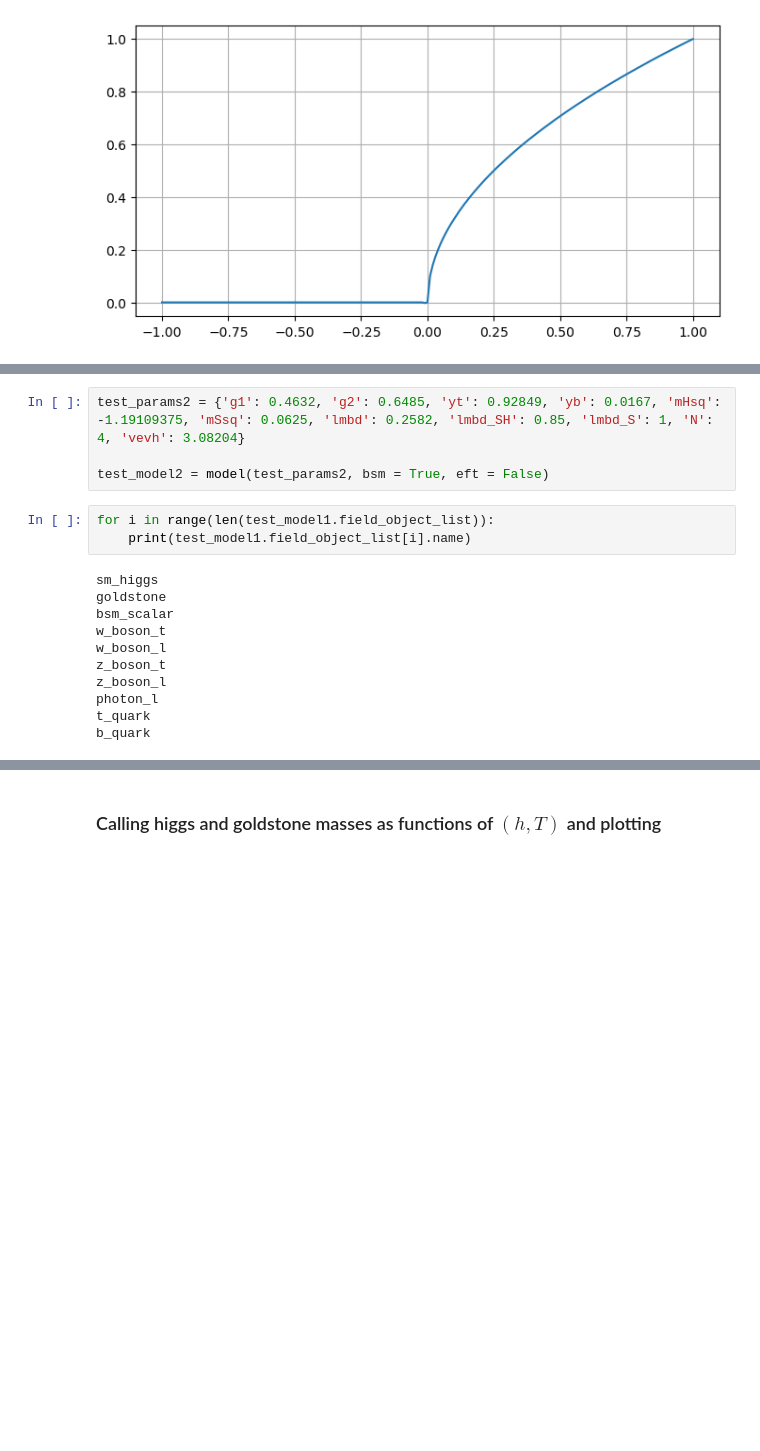
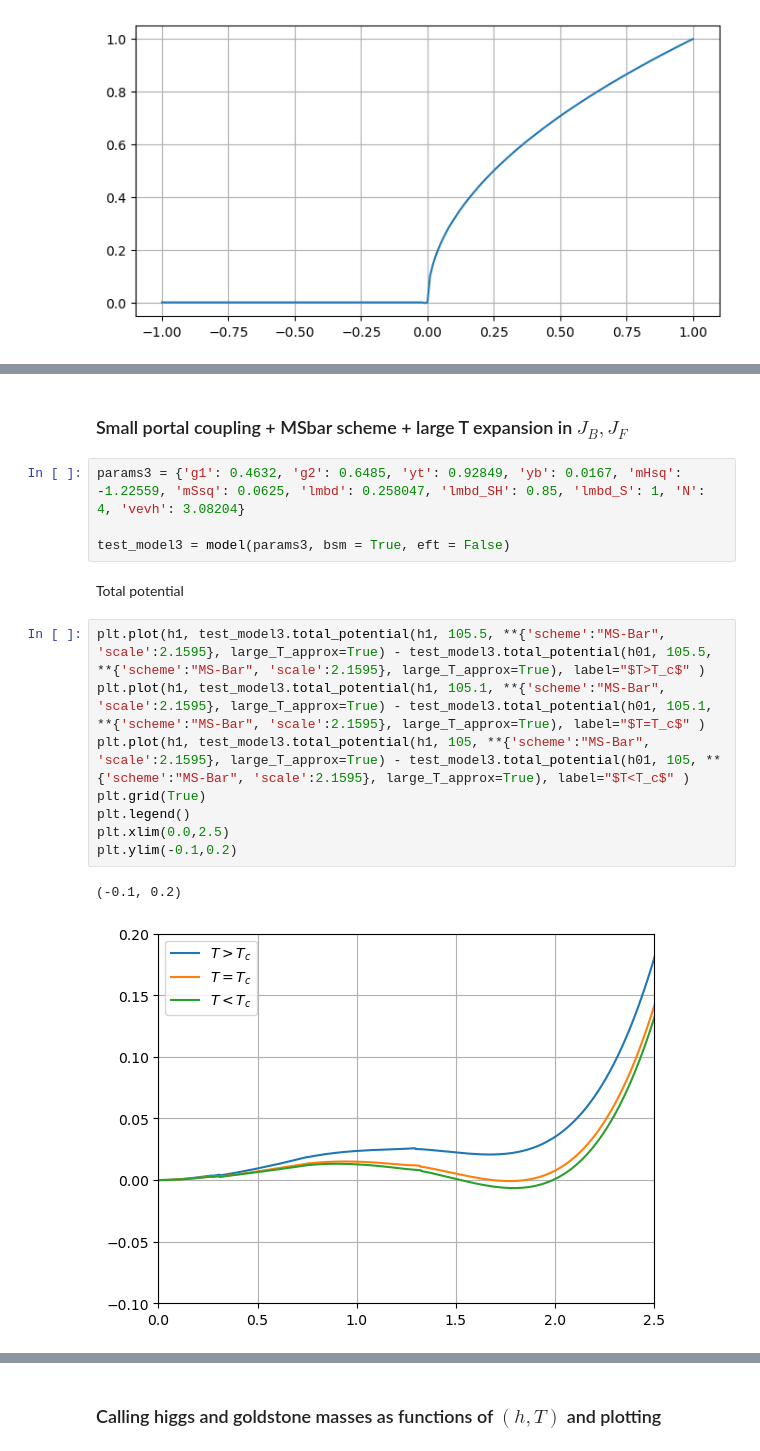
Before and after one commit to suraj083/ewpt-model, a Jupyter notebook: test.ipynb, the cells around one changed output, grey strips where cells are left out. Cells and saved outputs as stored; diff of their text form; blank space fills up the shorter version.

```diff
--- a/test.ipynb
+++ b/test.ipynb
@@ -48,18 +132,19 @@ test_model1 = model(test_params1, bsm = True, eft = False)
+# %% [markdown]
+### Small portal coupling + MSbar scheme + large T expansion in $J_B, J_F$
 # %%
-test_params2 = {'g1': 0.4632, 'g2': 0.6485, 'yt': 0.92849, 'yb': 0.0167, 'mHsq': -1.19109375, 'mSsq': 0.0625, 'lmbd': 0.2582, 'lmbd_SH': 0.85, 'lmbd_S': 1, 'N': 4, 'vevh': 3.08204}
+params3 = {'g1': 0.4632, 'g2': 0.6485, 'yt': 0.92849, 'yb': 0.0167, 'mHsq': -1.22559, 'mSsq': 0.0625, 'lmbd': 0.258047, 'lmbd_SH': 0.85, 'lmbd_S': 1, 'N': 4, 'vevh': 3.08204}
 
-test_model2 = model(test_params2, bsm = True, eft = False)
+test_model3 = model(params3, bsm = True, eft = False)
-# %%
-for i in range(len(test_model1.field_object_list)):
-    print(test_model1.field_object_list[i].name)
-# %% [output]
-sm_higgs
-goldstone
-bsm_scalar
-w_boson_t
-w_boson_l
-z_boson_t
-z_boson_l
-photon_l
-t_quark
-b_quark
+# %% [markdown]
+Total potential
+# %%
+plt.plot(h1, test_model3.total_potential(h1, 105.5, **{'scheme':"MS-Bar", 'scale':2.1595}, large_T_approx=True) - test_model3.total_potential(h01, 105.5, **{'scheme':"MS-Bar", 'scale':2.1595}, large_T_approx=True), label="$T>T_c$" )
+plt.plot(h1, test_model3.total_potential(h1, 105.1, **{'scheme':"MS-Bar", 'scale':2.1595}, large_T_approx=True) - test_model3.total_potential(h01, 105.1, **{'scheme':"MS-Bar", 'scale':2.1595}, large_T_approx=True), label="$T=T_c$" )
+plt.plot(h1, test_model3.total_potential(h1, 105, **{'scheme':"MS-Bar", 'scale':2.1595}, large_T_approx=True) - test_model3.total_potential(h01, 105, **{'scheme':"MS-Bar", 'scale':2.1595}, large_T_approx=True), label="$T<T_c$" )
+plt.grid(True)
+plt.legend()
+plt.xlim(0.0,2.5)
+plt.ylim(-0.1,0.2)
+# %% [output]
+(-0.1, 0.2)
+[figure, added]
```
Also changed, not shown: parts of 23 cells of this notebook, 1 other file.
